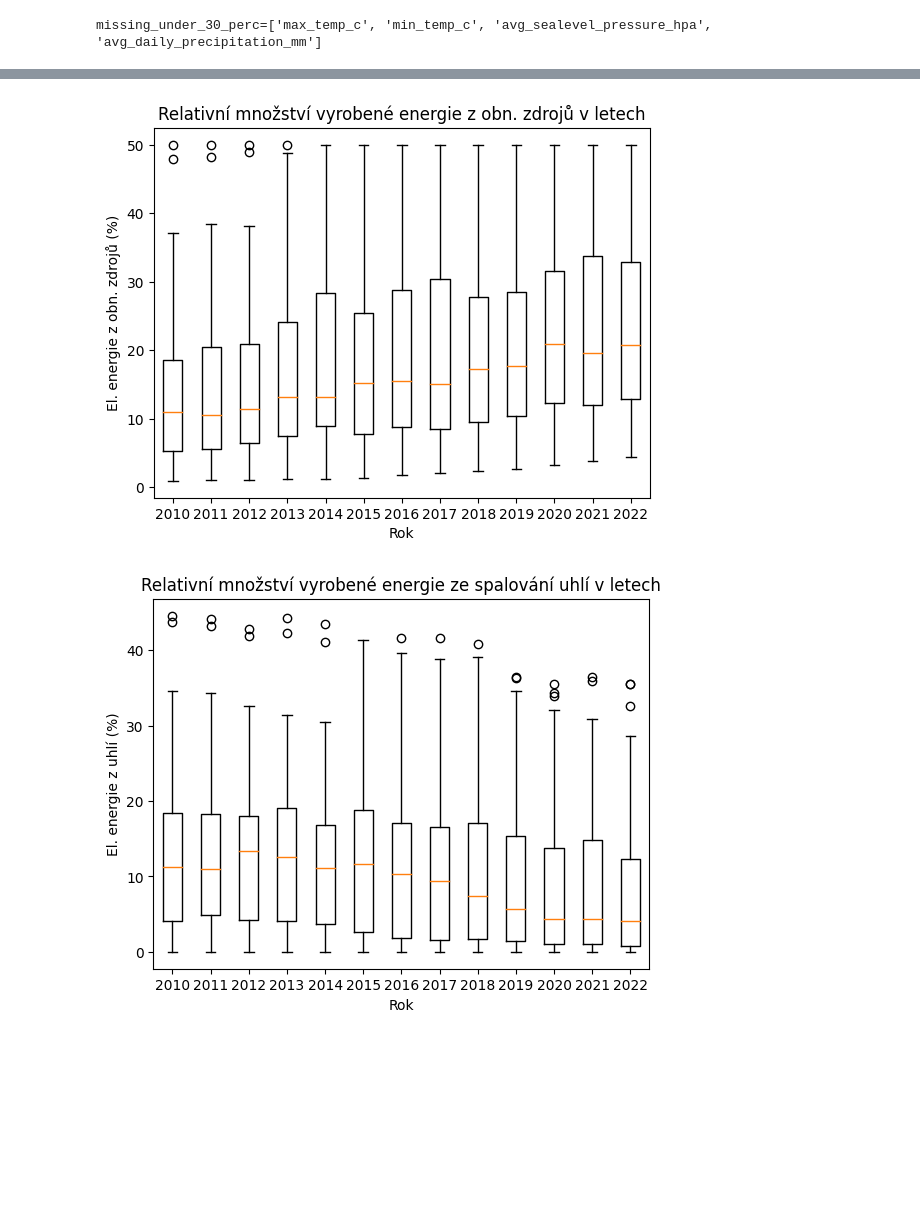
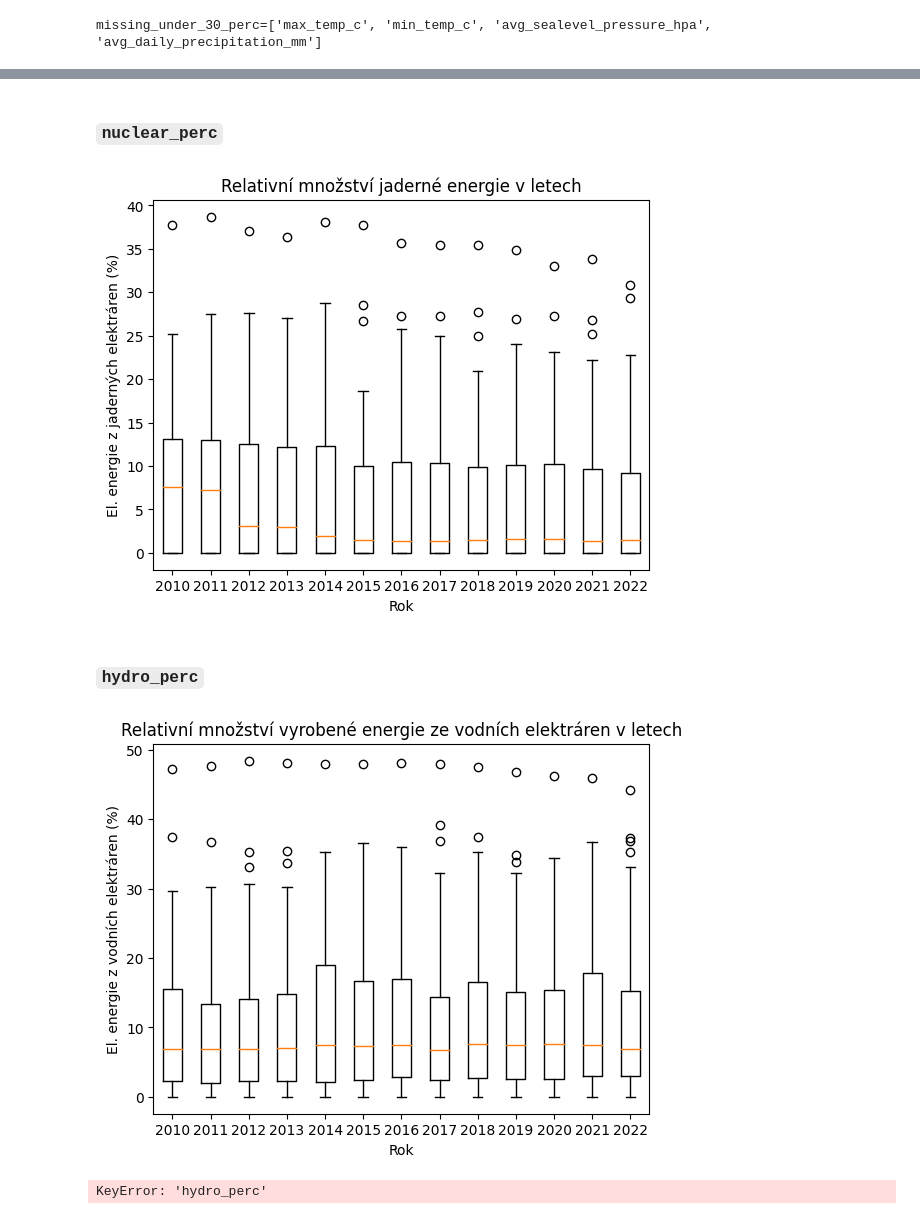
Before and after one commit to MrkMrk00/dzd-coursework, a Jupyter notebook: work.ipynb, the cells around one changed output, grey strips where cells are left out. Cells and saved outputs as stored; diff of their text form; code cells hidden in the pictures; blank space fills up the shorter version.

```diff
--- a/work.ipynb
+++ b/work.ipynb
@@ -293,7 +294,6 @@ def select_product_relative(product: str|list[str]) -> tuple[str, list]:
     return query, parameters
 # %%
 relative_coal, relative_coal_p = select_product_relative('Coal')
-relative_natural_gas, relative_natural_gas_p = select_product_relative('Natural gas')
 relative_nuclear, relative_nuclear_p = select_product_relative('Nuclear')
 
 relative_hydro, relative_hydro_p = select_product_relative('Hydro')
@@ -303,7 +303,6 @@ relative_renewables, relative_renewables_p = select_product_relative(renewables)
 
 parameters = [
     *relative_coal_p,
-    *relative_natural_gas_p,
     *relative_nuclear_p,
     *relative_hydro_p,
     *relative_wind_p,
@@ -325,7 +324,6 @@ complete_data_query = f"""
         e.MONTH AS month,
 
         COALESCE(coal.value, 0) AS coal_perc,
-        COALESCE(gas.value, 0) AS gas_perc,
         COALESCE(nuclear.value, 0) AS nuclear_perc,
 
         COALESCE(hydro.value, 0) AS hydro_perc,
@@ -342,7 +340,6 @@ complete_data_query = f"""
     {create_join('e', complete_weather_query, 'w', kind='INNER')}
 
     {create_join('e', relative_coal, 'coal')}
-    {create_join('e', relative_natural_gas, 'gas')}
     {create_join('e', relative_nuclear, 'nuclear')}
 
     {create_join('e', relative_hydro, 'hydro')}
@@ -444,9 +433,11 @@ df.to_csv(f'data/{FILE_NAME}')
 # %%
 total_q, total_p = select_product(all_energy_producing_sources)
 
-def relative_energy_source_box(product_name: str|list[str], title: str, ylabel: str) -> None:
+def relative_energy_source_box(product_name: str|list[str], title: str, ylabel: str, limit_max: float|None = None) -> None:
     energy_source_q, energy_source_p = select_product(product_name)
     parameters = [*total_p, *energy_source_p]
+    limit_max_q = f'HAVING (AVG((COALESCE(r.value, 1) / t.value) * 100)) > {limit_max}' if limit_max is not None else ''
+
     query = f"""
         SELECT
             t.country AS country,
@@ -455,6 +446,7 @@ def relative_energy_source_box(product_name: str|list[str], title: str, ylabel:
         FROM ({total_q}) t
         LEFT JOIN ({energy_source_q}) r ON r.key = t.key
         GROUP BY t.country, t.year
+        {limit_max_q}
         ORDER BY t.country, t.year
     """
 
@@ -473,6 +479,8 @@ def relative_energy_source_box(product_name: str|list[str], title: str, ylabel:
+# %% [markdown]
+### `nuclear_perc`
 # %%
-relative_energy_source_box(renewables,
-                            title='Relativní množství vyrobené energie z obn. zdrojů v letech',
-                            ylabel='El. energie z obn. zdrojů (%)')
+relative_energy_source_box('Nuclear',
+                            title='Relativní množství jaderné energie v letech',
+                            ylabel='El. energie z jaderných elektráren (%)')
 # %% [output]
-[figure, old version]
+[figure, new version]
@@ -479,6 +493,16 @@ relative_energy_source_box(renewables,
+# %% [markdown]
+### `hydro_perc`
 # %%
-relative_energy_source_box('Coal',
-                            title='Relativní množství vyrobené energie ze spalování uhlí v letech',
-                            ylabel='El. energie z uhlí (%)')
+relative_energy_source_box('Hydro',
+                            title='Relativní množství vyrobené energie ze vodních elektráren v letech',
+                            ylabel='El. energie z vodních elektráren (%)')
 # %% [output]
-[figure, old version]
+[figure, new version]
+# %%
+hydro_bins = [-np.inf, .03, .07, 0.12, np.inf]
+hydro_labels = ['very low or none', 'low', 'medium', 'high']
+
+df['hydro'] = pd.cut(x=df['hydro_perc'], bins=hydro_bins, labels=hydro_labels)
+df.drop('hydro_perc', axis='columns', inplace=True)
+# %% [output]
+KeyError: 'hydro_perc'
```
Also changed, not shown: parts of 20 cells of this notebook.
